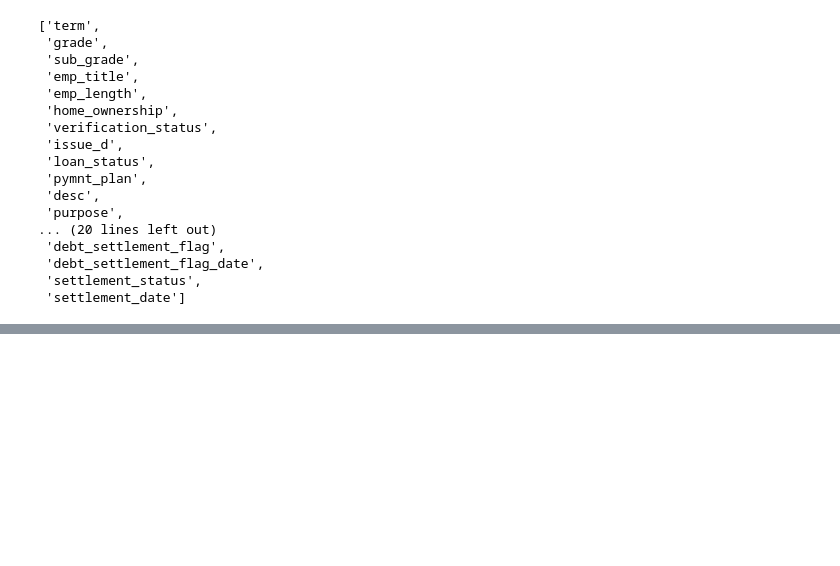
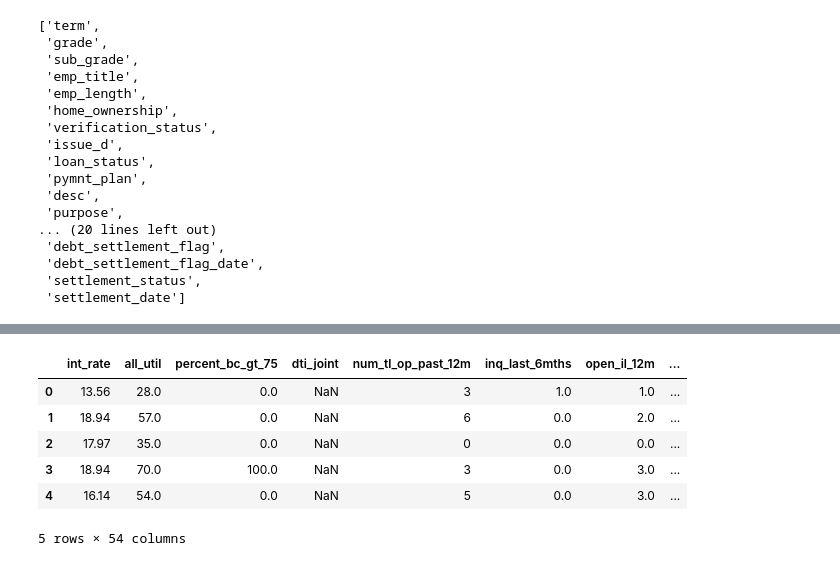
Before and after one commit to danehooker/Thinkful-Projects, a Jupyter notebook: Supervised Learning Capstone.ipynb, the cells around one changed output, grey strips where cells are left out. Cells and saved outputs as stored; diff of their text form; code cells hidden in the pictures; blank space fills up the shorter version.

```diff
--- a/Supervised Learning Capstone.ipynb
+++ b/Supervised Learning Capstone.ipynb
@@ -157,0 +277,14 @@ feat_list = ['all_util', 'percent_bc_gt_75', 'dti_joint', 'num_tl_op_past_12m',
+# %%
+man_df = pd.concat([man_df, pd.get_dummies(man_df['home_ownership'], drop_first=True)], axis=1)
+# %%
+man_df = pd.concat([man_df, pd.get_dummies(man_df['sub_grade'], drop_first=True)], axis=1)
+# %%
+man_df.head()
+# %% [output]
+|  | int_rate | all_util | percent_bc_gt_75 | dti_joint | num_tl_op_past_12m | inq_last_6mths | open_il_12m | ... |
+| 0 | 13.56 | 28.0 | 0.0 | NaN | 3 | 1.0 | 1.0 | ... |
+| 1 | 18.94 | 57.0 | 0.0 | NaN | 6 | 0.0 | 2.0 | ... |
+| 2 | 17.97 | 35.0 | 0.0 | NaN | 0 | 0.0 | 0.0 | ... |
+| 3 | 18.94 | 70.0 | 100.0 | NaN | 3 | 0.0 | 3.0 | ... |
+| 4 | 16.14 | 54.0 | 0.0 | NaN | 5 | 0.0 | 3.0 | ... |
+5 rows × 54 columns
```
Also changed, not shown: parts of 22 cells of this notebook.
